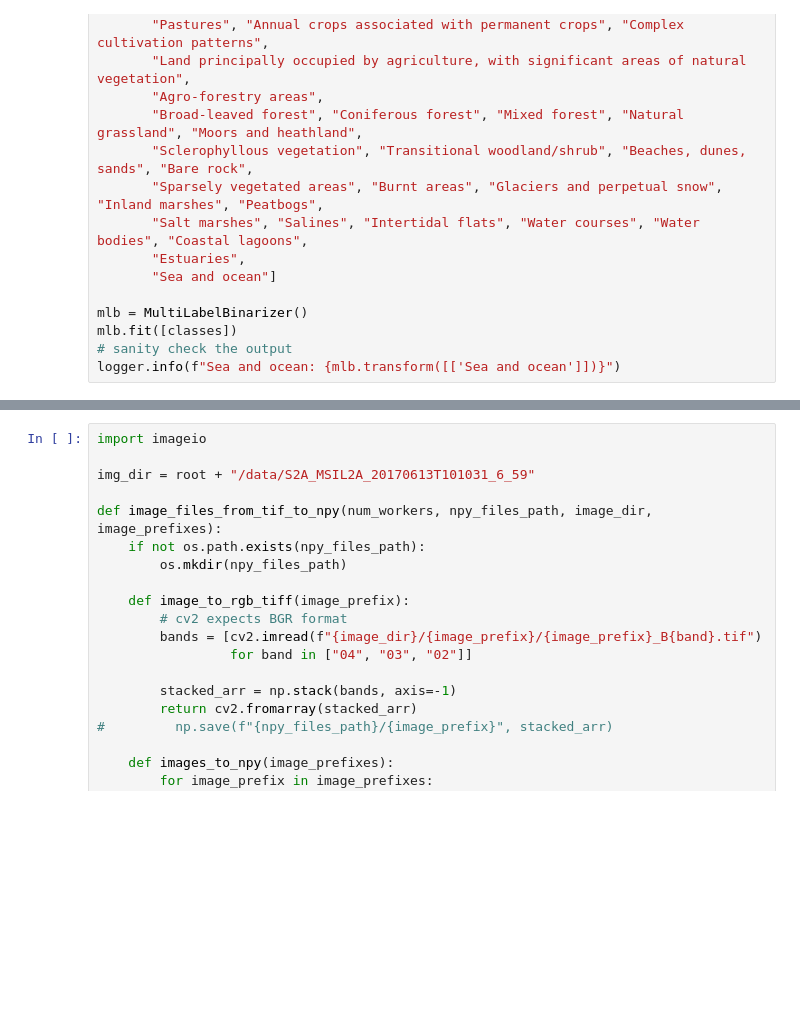
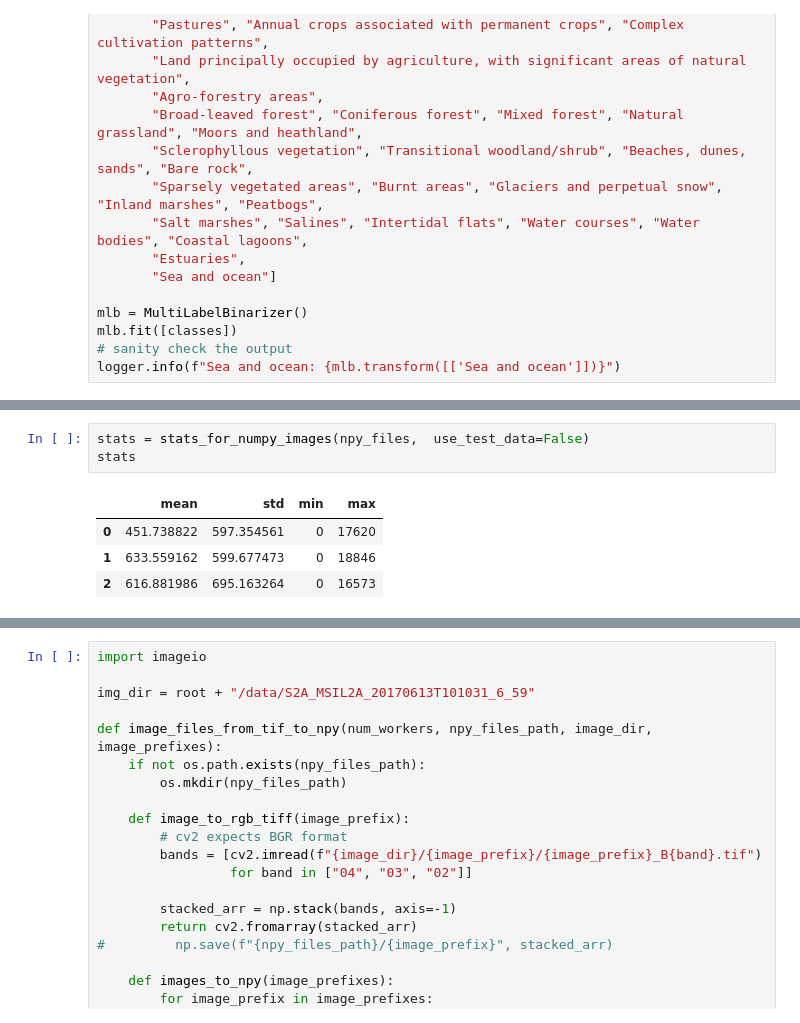
Before and after one commit to skeller88/big_earth_springboard_project, a Jupyter notebook: data_engineering/data_aggregator/aggregator_prototype.ipynb, the cells around one changed output, grey strips where cells are left out. Drawn from its saved outputs; the diff is of its cells as text; blank space fills up the shorter version.

```diff
--- a/data_engineering/data_aggregator/aggregator_prototype.ipynb
+++ b/data_engineering/data_aggregator/aggregator_prototype.ipynb
@@ -120,0 +342,8 @@ logger.info(f"Sea and ocean: {mlb.transform([['Sea and ocean']])}")
+# %%
+stats = stats_for_numpy_images(npy_files,  use_test_data=False)
+stats
+# %% [output]
+|  | mean | std | min | max |
+| 0 | 451.738822 | 597.354561 | 0 | 17620 |
+| 1 | 633.559162 | 599.677473 | 0 | 18846 |
+| 2 | 616.881986 | 695.163264 | 0 | 16573 |
```
Also changed, not shown: parts of 28 cells of this notebook, 20 other files.
